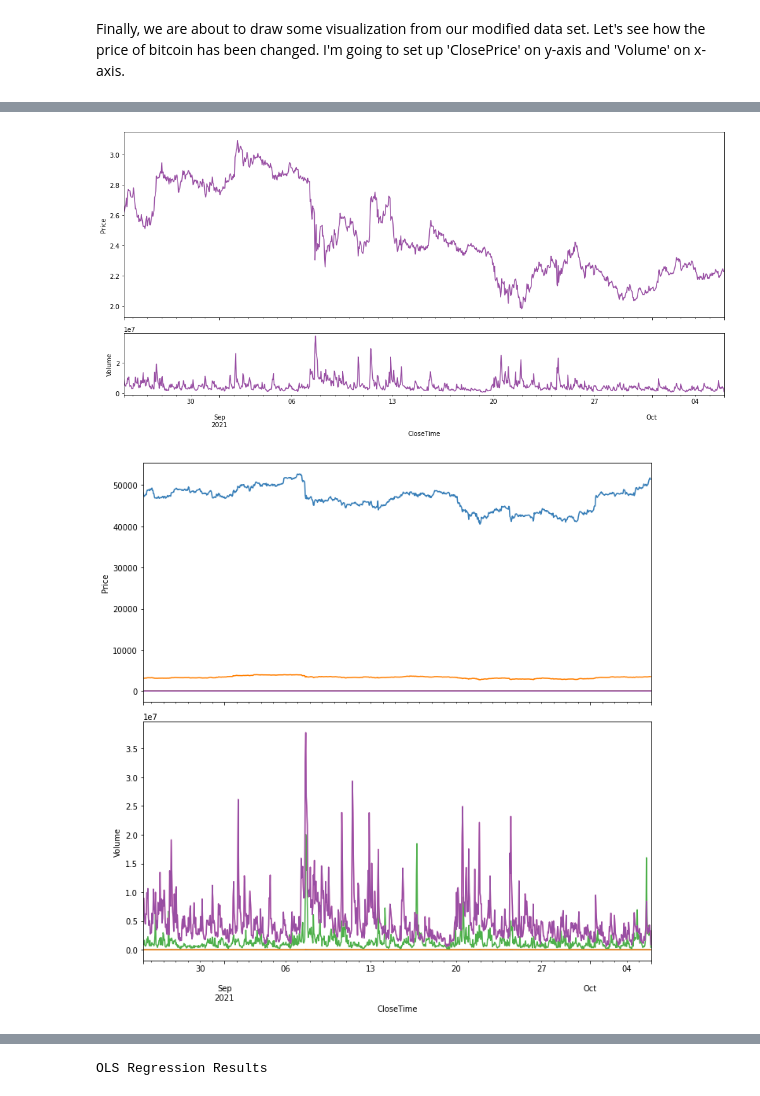
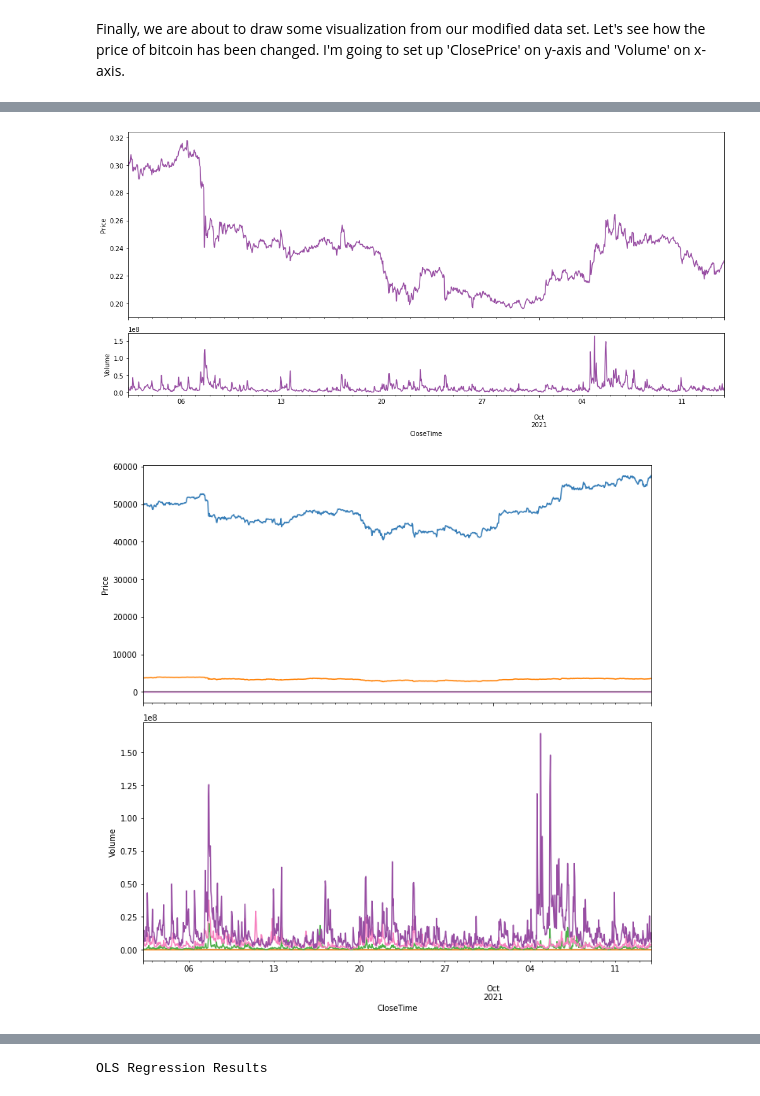
Before and after one commit to dj9678/ds_crypto_analysis, a Jupyter notebook: crypto_analytics.ipynb, the cells around one changed output, grey strips where cells are left out. Drawn from its saved outputs; the diff is of its cells as text; code cells hidden in the pictures.

```diff
--- a/crypto_analytics.ipynb
+++ b/crypto_analytics.ipynb
@@ -188,28 +170,28 @@ fig.tight_layout()
 # %%
 req5 = requests.get('https://api.cryptowat.ch/markets/coinbase-pro/dogeusd/ohlc', params={'periods': '3600'})
 data5 = req5.json()
 
-df5 = pd.DataFrame(data4['result']['3600'], columns=[
+df5 = pd.DataFrame(data5['result']['3600'], columns=[
     'CloseTime', 'OpenPrice', 'HighPrice', 'LowPrice', 'ClosePrice', 'Volume', 'QuoteVolume'
 ])
 
 df5.drop(columns=['QuoteVolume'], inplace=True)
 df5['CloseTime'] = pd.to_datetime(df5['CloseTime'], unit='s')
 df5.set_index('CloseTime', inplace=True)
 df5.head()
 df5.to_csv('data5.csv', index=False)
 
 fig, (ax1, ax2) = plt.subplots(2, 1, sharex=True, figsize=(14, 7), gridspec_kw = {'height_ratios':[3, 1]})
 df5['ClosePrice'].plot(ax=ax1, color='#984ea3')
 ax1.set_xlabel('Close Time')
 ax1.set_ylabel('Price')
 
 df5['Volume'].plot(ax=ax2, color='#984ea3')
 ax2.set_ylabel('Volume')
 
 fig.tight_layout()
 # %% [output]
-[figure, old version]
+[figure, new version]
 # %%
 fig, (ax1, ax2) = plt.subplots(2, 1, sharex=True, figsize=(10, 10), gridspec_kw = {'height_ratios':[1, 1]})
 df1['ClosePrice'].plot(ax=ax1, color='#377eb8')
@@ -230,4 +212,4 @@ ax2.set_ylabel('Volume')
 
 fig.tight_layout()
 # %% [output]
-[figure, old version]
+[figure, new version]
```
Also changed, not shown: parts of 19 cells of this notebook.
